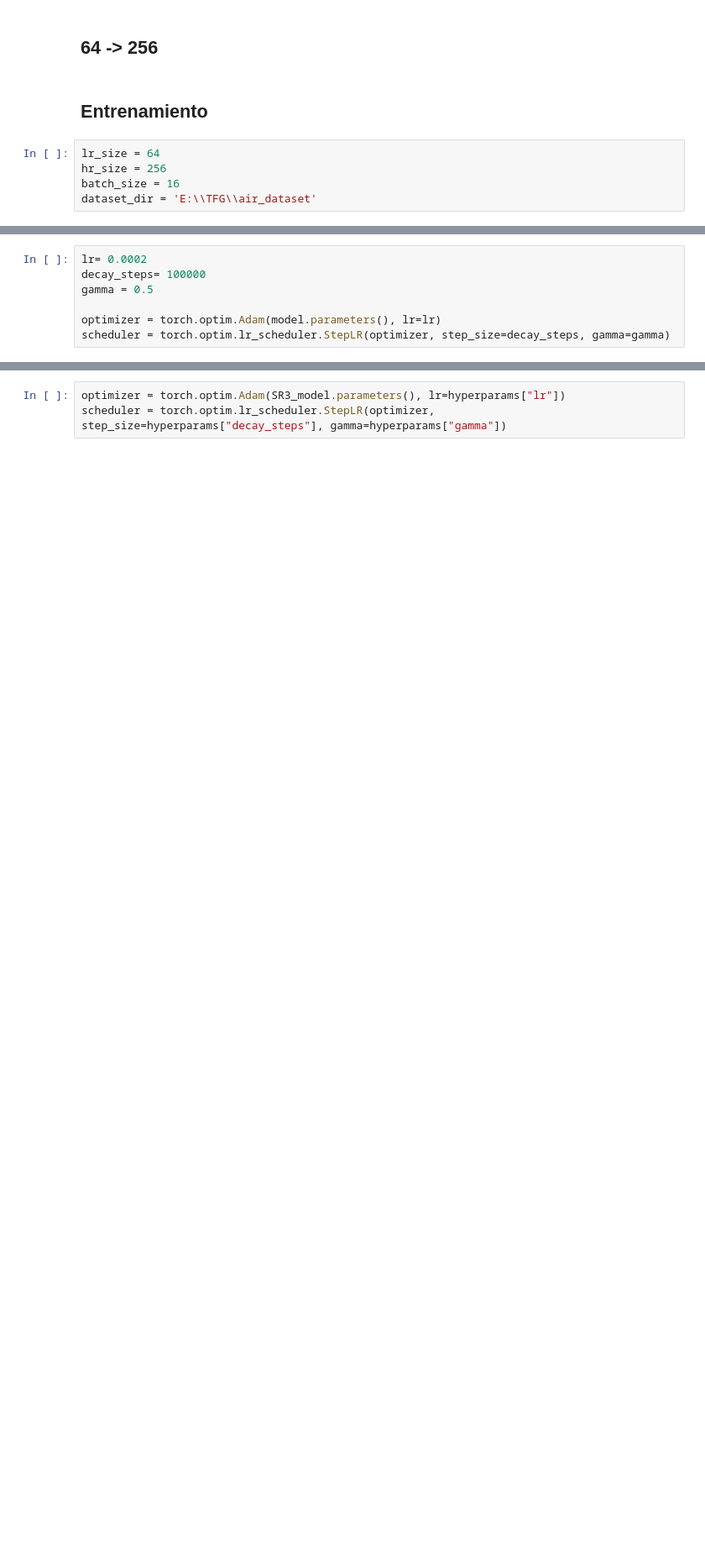
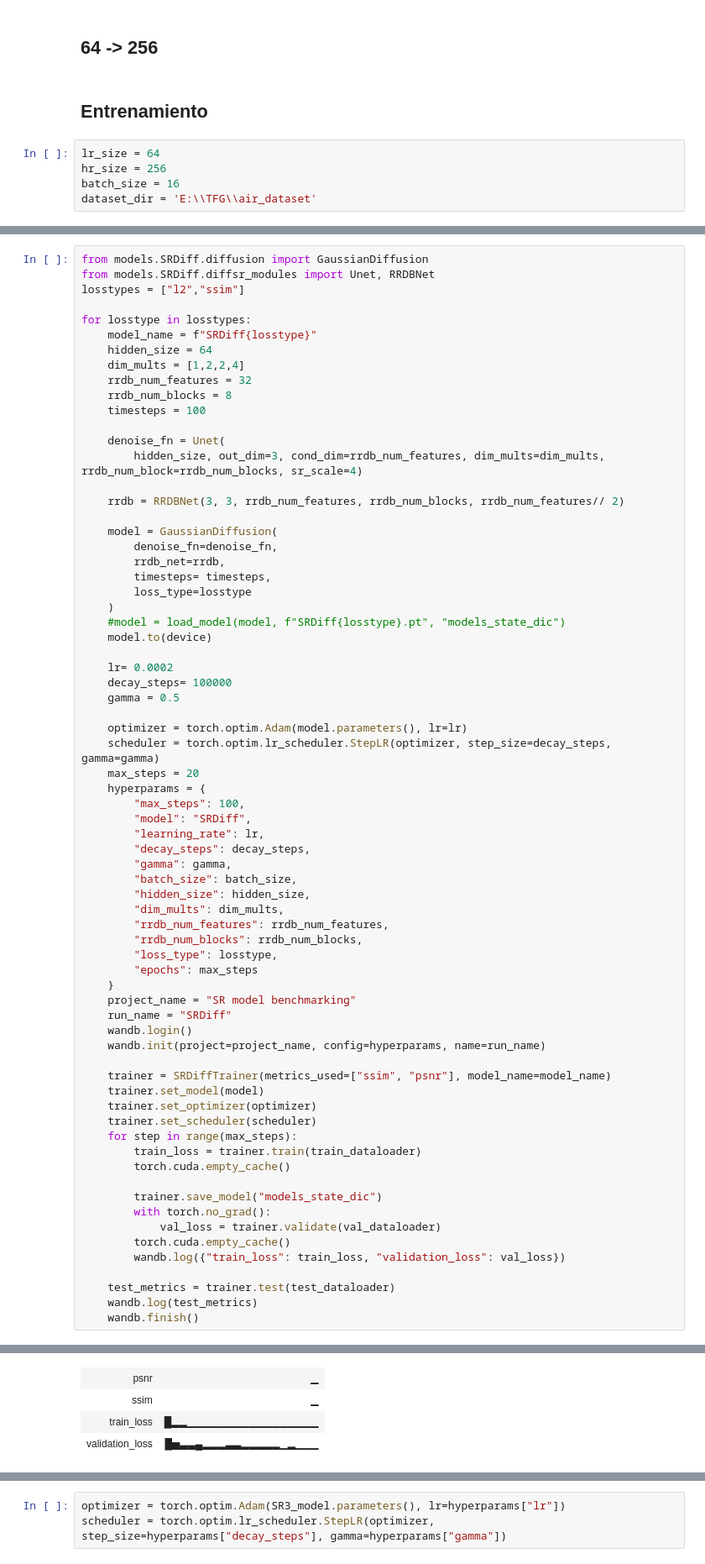
Before and after one commit to Descalabreitor/Satelite-Superresolution-diffusion, a Jupyter notebook: experiments.ipynb, the cells around one changed output, grey strips where cells are left out. Shown at 84% size. Saved outputs shown, nothing was run; the diff lists cells and outputs as text; blank space fills up the shorter version.

```diff
--- a/experiments.ipynb
+++ b/experiments.ipynb
@@ -85,7 +40,71 @@ GaussianDiffusion(
 # %%
-lr= 0.0002
-decay_steps= 100000
-gamma = 0.5
+from models.SRDiff.diffusion import GaussianDiffusion
+from models.SRDiff.diffsr_modules import Unet, RRDBNet
+losstypes = ["l2","ssim"]
 
-optimizer = torch.optim.Adam(model.parameters(), lr=lr)
-scheduler = torch.optim.lr_scheduler.StepLR(optimizer, step_size=decay_steps, gamma=gamma)
+for losstype in losstypes:
+    model_name = f"SRDiff{losstype}"
+    hidden_size = 64
+    dim_mults = [1,2,2,4]
+    rrdb_num_features = 32
+    rrdb_num_blocks = 8
+    timesteps = 100
+
+    denoise_fn = Unet(
+        hidden_size, out_dim=3, cond_dim=rrdb_num_features, dim_mults=dim_mults, rrdb_num_block=rrdb_num_blocks, sr_scale=4)
+
+    rrdb = RRDBNet(3, 3, rrdb_num_features, rrdb_num_blocks, rrdb_num_features// 2)
+
+    model = GaussianDiffusion(
+        denoise_fn=denoise_fn,
+        rrdb_net=rrdb,
+        timesteps= timesteps,
+        loss_type=losstype
+    )
+    #model = load_model(model, f"SRDiff{losstype}.pt", "models_state_dic")
+    model.to(device)
+
+    lr= 0.0002
+    decay_steps= 100000
+    gamma = 0.5
+
+    optimizer = torch.optim.Adam(model.parameters(), lr=lr)
+    scheduler = torch.optim.lr_scheduler.StepLR(optimizer, step_size=decay_steps, gamma=gamma)
+    max_steps = 20
+    hyperparams = {
+        "max_steps": 100,
+        "model": "SRDiff",
+        "learning_rate": lr,
+        "decay_steps": decay_steps,
+        "gamma": gamma,
+        "batch_size": batch_size,
+        "hidden_size": hidden_size,
+        "dim_mults": dim_mults,
+        "rrdb_num_features": rrdb_num_features,
+        "rrdb_num_blocks": rrdb_num_blocks,
+        "loss_type": losstype,
+        "epochs": max_steps
+    }
+    project_name = "SR model benchmarking"
+    run_name = "SRDiff"
+    wandb.login()
+    wandb.init(project=project_name, config=hyperparams, name=run_name)
+
+    trainer = SRDiffTrainer(metrics_used=["ssim", "psnr"], model_name=model_name)
+    trainer.set_model(model)
+    trainer.set_optimizer(optimizer)
+    trainer.set_scheduler(scheduler)
+    for step in range(max_steps):
+        train_loss = trainer.train(train_dataloader)
+        torch.cuda.empty_cache()
+
+        trainer.save_model("models_state_dic")
+        with torch.no_grad():
+            val_loss = trainer.validate(val_dataloader)
+        torch.cuda.empty_cache()
+        wandb.log({"train_loss": train_loss, "validation_loss": val_loss})
+
+    test_metrics = trainer.test(test_dataloader)
+    wandb.log(test_metrics)
+    wandb.finish()
+# %% [output]
@@ -91,0 +112,4 @@ scheduler = torch.optim.lr_scheduler.StepLR(optimizer, step_size=decay_steps, ga
+| psnr | ▁ |
+| ssim | ▁ |
+| train_loss | █▂▂▁▁▁▁▁▁▁▁▁▁▁▁▁▁▁▁▁ |
+| validation_loss | █▅▃▃▄▂▂▂▃▃▂▂▂▂▂▁▂▁▁▁ |
```
Also changed, not shown: parts of 16 cells of this notebook, 3 other files.
